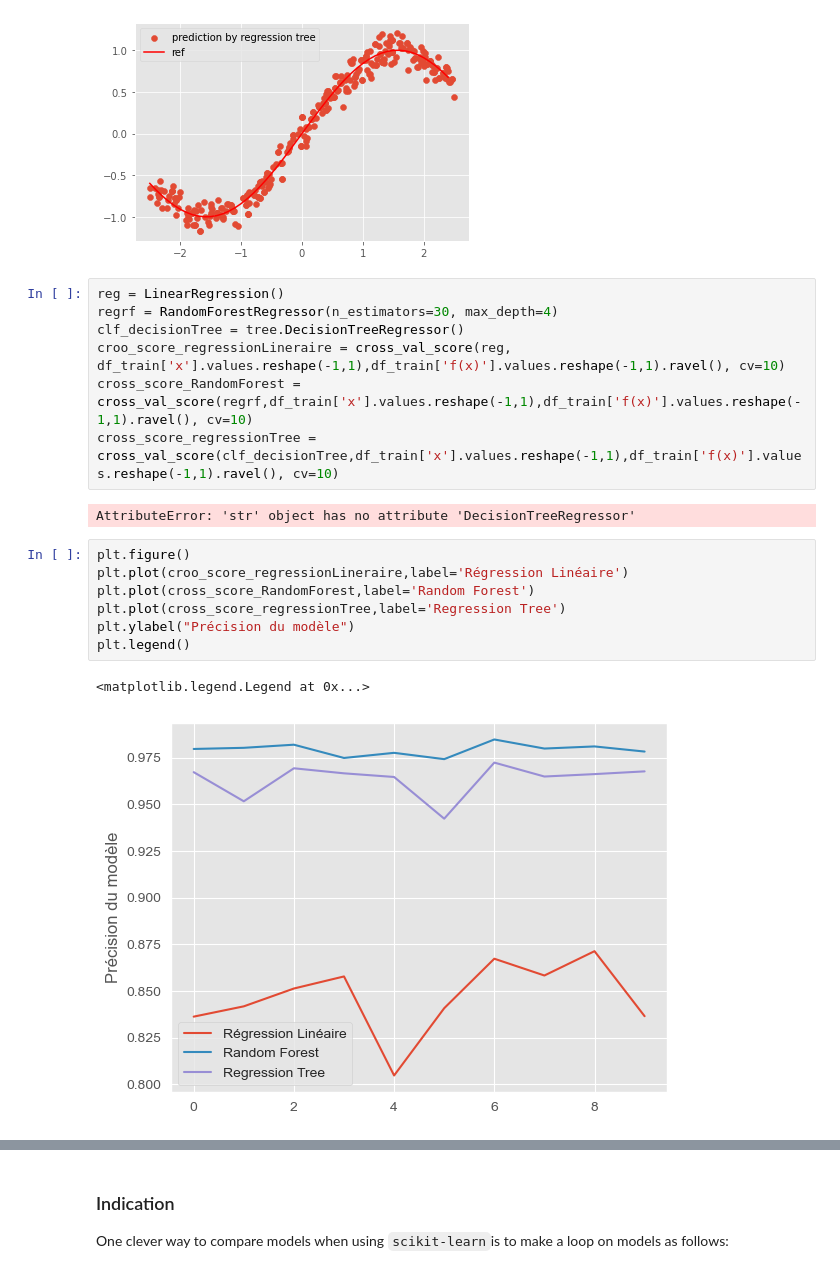
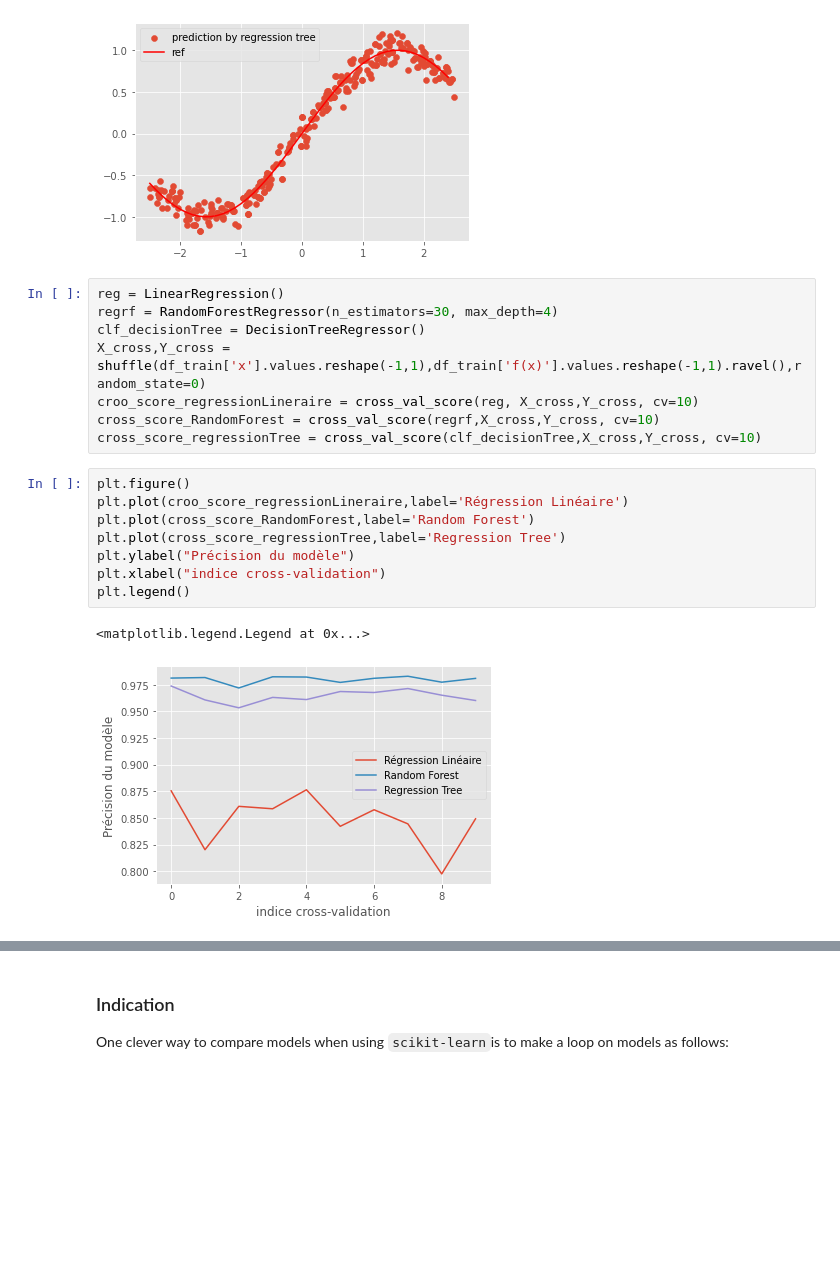
Before and after one commit to VictorCilleros/ML, a Jupyter notebook: TP4_decision_trees/TP4_decision_trees.ipynb, the cells around one changed output, grey strips where cells are left out. Cells and saved outputs as stored; diff of their text form; blank space fills up the shorter version.

```diff
--- a/TP4_decision_trees/TP4_decision_trees.ipynb
+++ b/TP4_decision_trees/TP4_decision_trees.ipynb
@@ -660,20 +667,20 @@ scoreDecisionTree = clf_decisionTree.score(df_test['x'].values.reshape(-1,1),df_
 # %%
 reg = LinearRegression()
 regrf = RandomForestRegressor(n_estimators=30, max_depth=4)
-clf_decisionTree = tree.DecisionTreeRegressor()
-croo_score_regressionLineraire = cross_val_score(reg, df_train['x'].values.reshape(-1,1),df_train['f(x)'].values.reshape(-1,1).ravel(), cv=10)
-cross_score_RandomForest = cross_val_score(regrf,df_train['x'].values.reshape(-1,1),df_train['f(x)'].values.reshape(-1,1).ravel(), cv=10)
-cross_score_regressionTree = cross_val_score(clf_decisionTree,df_train['x'].values.reshape(-1,1),df_train['f(x)'].values.reshape(-1,1).ravel(), cv=10)
+clf_decisionTree = DecisionTreeRegressor()
+X_cross,Y_cross = shuffle(df_train['x'].values.reshape(-1,1),df_train['f(x)'].values.reshape(-1,1).ravel(),random_state=0)
+croo_score_regressionLineraire = cross_val_score(reg, X_cross,Y_cross, cv=10)
+cross_score_RandomForest = cross_val_score(regrf,X_cross,Y_cross, cv=10)
+cross_score_regressionTree = cross_val_score(clf_decisionTree,X_cross,Y_cross, cv=10)
-# %% [output]
-AttributeError: 'str' object has no attribute 'DecisionTreeRegressor'
 # %%
 plt.figure()
 plt.plot(croo_score_regressionLineraire,label='Régression Linéaire')
 plt.plot(cross_score_RandomForest,label='Random Forest')
 plt.plot(cross_score_regressionTree,label='Regression Tree')
 plt.ylabel("Précision du modèle")
+plt.xlabel("indice cross-validation")
 plt.legend()
 # %% [output]
 <matplotlib.legend.Legend at 0x...>
-[figure, old version]
+[figure, new version]
 # %%
```
Also changed, not shown: parts of 18 cells of this notebook.
